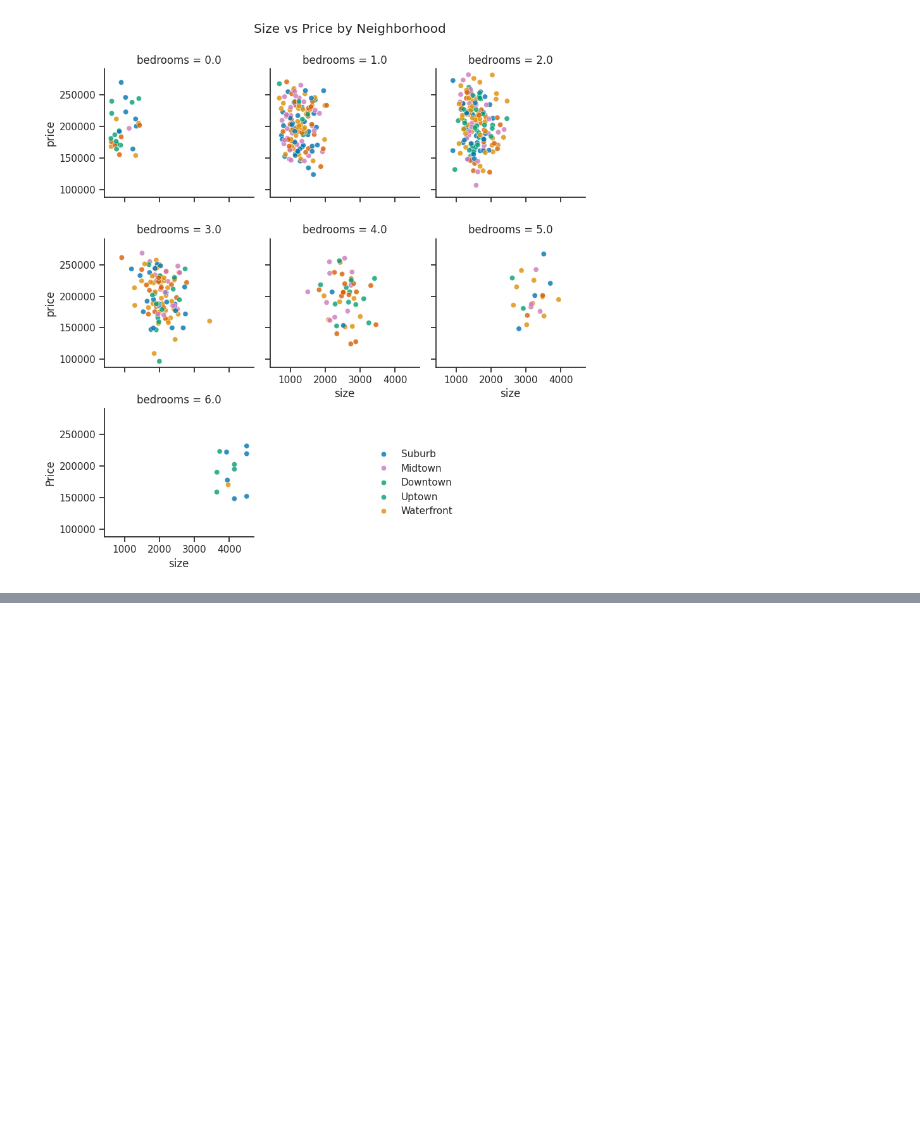
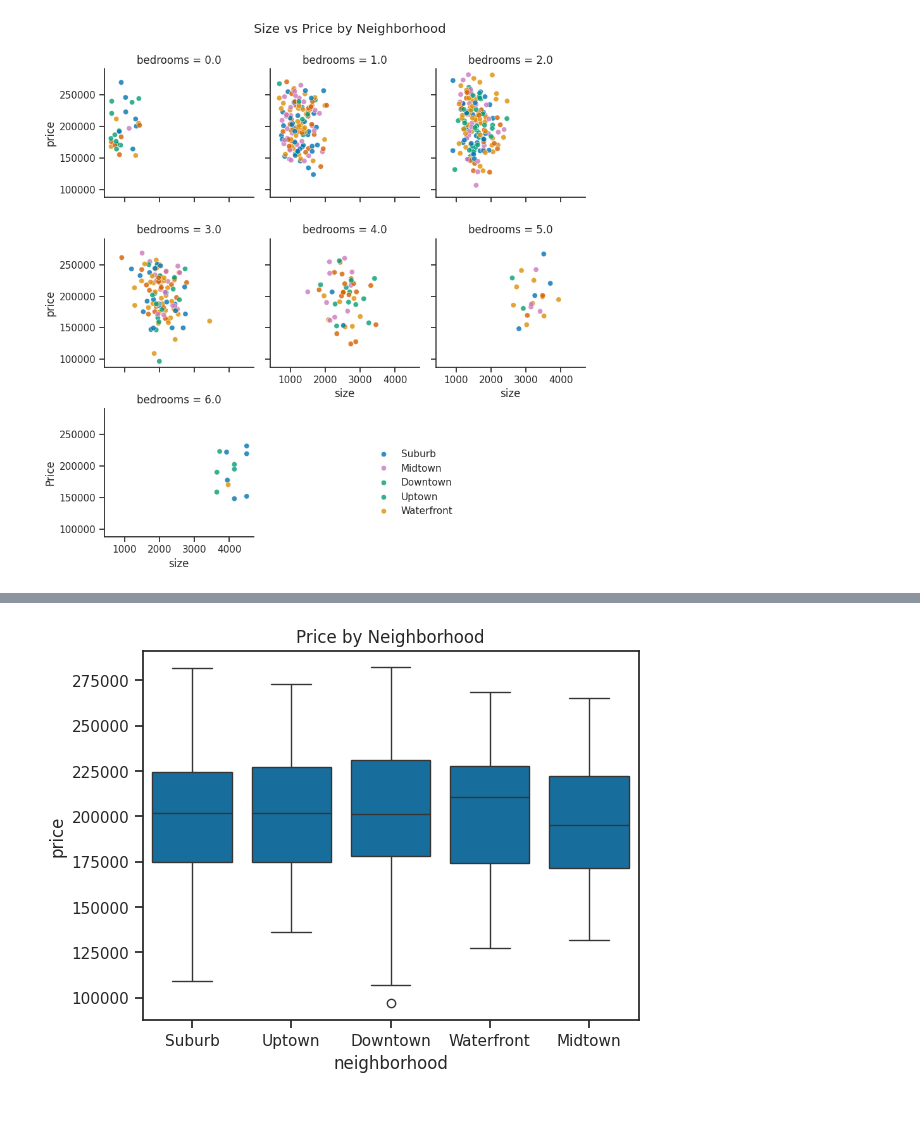
Before and after one commit to Alissa-Ouspen/data201_alissa, a Jupyter notebook: week3/Wk3_Assign_Alissa.ipynb, the cells around one changed output, grey strips where cells are left out. Drawn from its saved outputs; the diff is of its cells as text; code cells hidden in the pictures; blank space fills up the shorter version.

```diff
--- a/week3/Wk3_Assign_Alissa.ipynb
+++ b/week3/Wk3_Assign_Alissa.ipynb
@@ -124,2 +155,8 @@ plt.show()
+# %%
+sns.boxplot(data = df, x = "neighborhood", y = "price")
+plt.title("Price by Neighborhood")
+plt.show()
+# %% [output]
+[figure, added]
 # %% [markdown]
 ###
```
Also changed, not shown: parts of 13 cells of this notebook.
